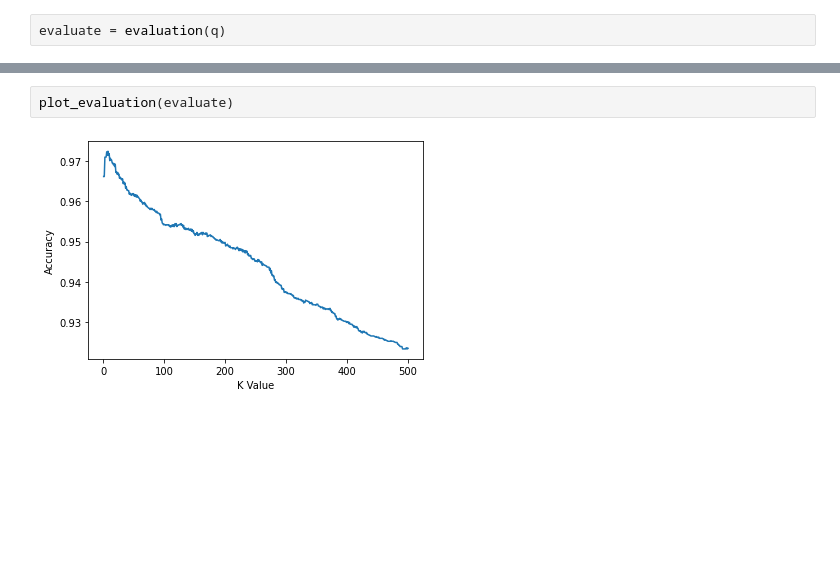
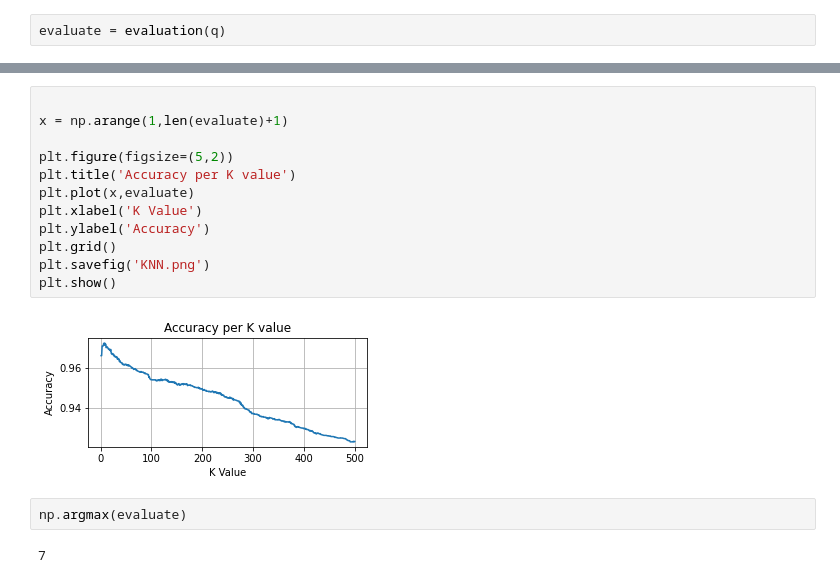
Before and after one commit to EMAT31530/ai-group-project-group-28, a Jupyter notebook: KNN testing/KNN sorting.ipynb, the cells around one changed output, grey strips where cells are left out. Saved outputs shown, nothing was run; the diff lists cells and outputs as text; blank space fills up the shorter version.

```diff
--- a/KNN testing/KNN sorting.ipynb
+++ b/KNN testing/KNN sorting.ipynb
@@ -125,6 +131,20 @@ evaluate
  0.9232684141162688,
  0.9234148484404745]
 # %%
-plot_evaluation(evaluate)
+
+x = np.arange(1,len(evaluate)+1)
+
+plt.figure(figsize=(5,2))
+plt.title('Accuracy per K value')
+plt.plot(x,evaluate)
+plt.xlabel('K Value')
+plt.ylabel('Accuracy')
+plt.grid()
+plt.savefig('KNN.png')
+plt.show()
 # %% [output]
-[figure, old version]
+[figure, new version]
+# %%
+np.argmax(evaluate)
+# %% [output]
+7
```
Also changed, not shown: parts of 7 cells of this notebook, 6 other files.
